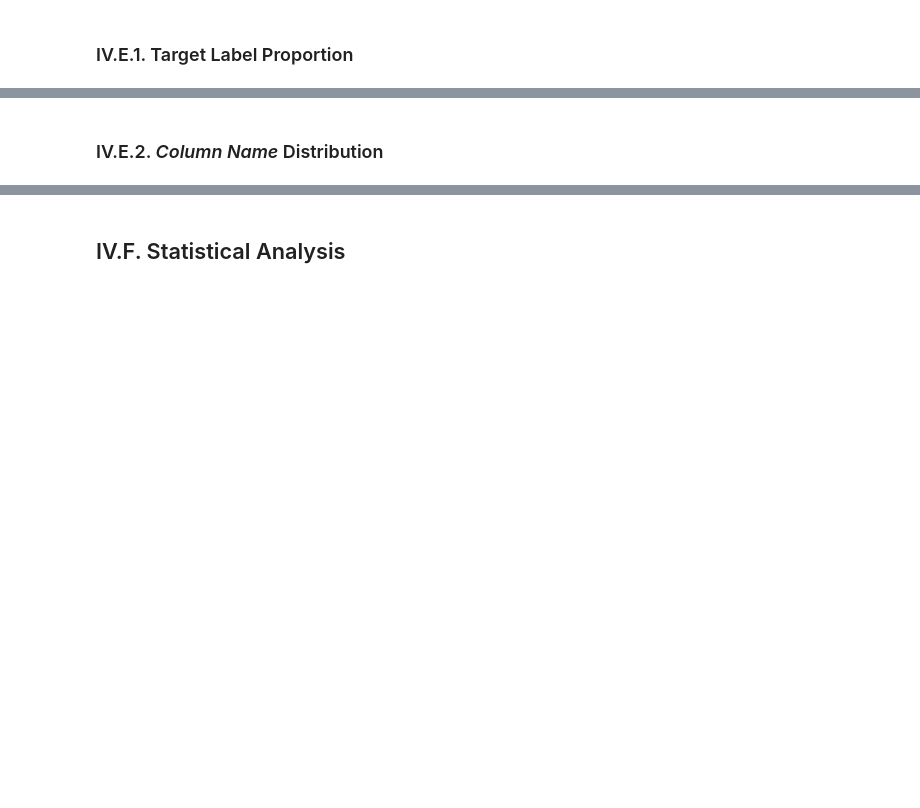
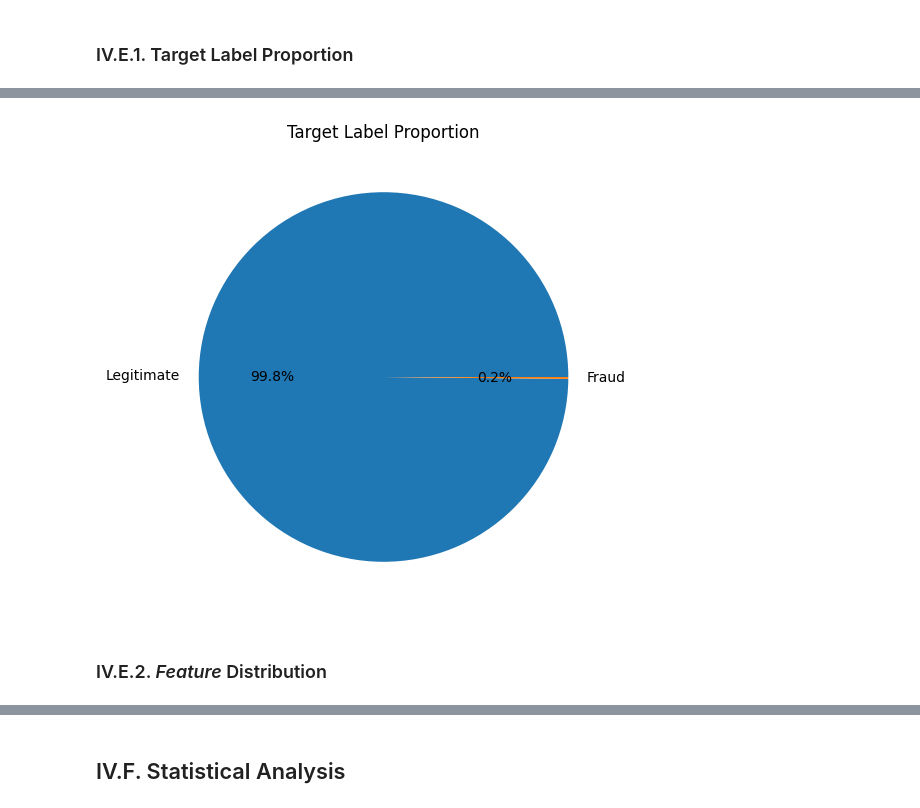
Before and after one commit to Delphinoc/credit_card_fraud_detection, a Jupyter notebook: notebooks/2_exploratory_data_analysis_and_preprocessing/exploratory_data_analysis_and_preprocessing.ipynb, the cells around one changed output, grey strips where cells are left out. Saved outputs shown, nothing was run; the diff lists cells and outputs as text; code cells hidden in the pictures; blank space fills up the shorter version.

```diff
--- a/notebooks/2_exploratory_data_analysis_and_preprocessing/exploratory_data_analysis_and_preprocessing.ipynb
+++ b/notebooks/2_exploratory_data_analysis_and_preprocessing/exploratory_data_analysis_and_preprocessing.ipynb
@@ -122,13 +188,20 @@ plt.show()
 # %%
 # Pie Chart
+plt.figure(figsize=(6, 6))
 plt.title("Target Label Proportion")
-palette = sns.color_palette('Set2', len(y.unique()))
-colors = palette[:len(y.unique())]
-plt.pie(x=y.value_counts().sort_index(),
-        labels=y.value_counts().sort_index().index,
-        colors=colors,
-        autopct='%1.1f%%')
+
+class_labels = ["Legitimate", "Fraud"]
+class_counts = y.value_counts().sort_index()
+
+plt.pie(
+    class_counts,
+    labels=class_labels,
+    autopct="%1.1f%%"
+)
+
 plt.show()
+# %% [output]
+[figure, added]
 # %% [markdown]
-### IV.E.2. _Column Name_ Distribution
+### IV.E.2. _Feature_ Distribution
 # %%
```
Also changed, not shown: parts of 30 cells of this notebook.
